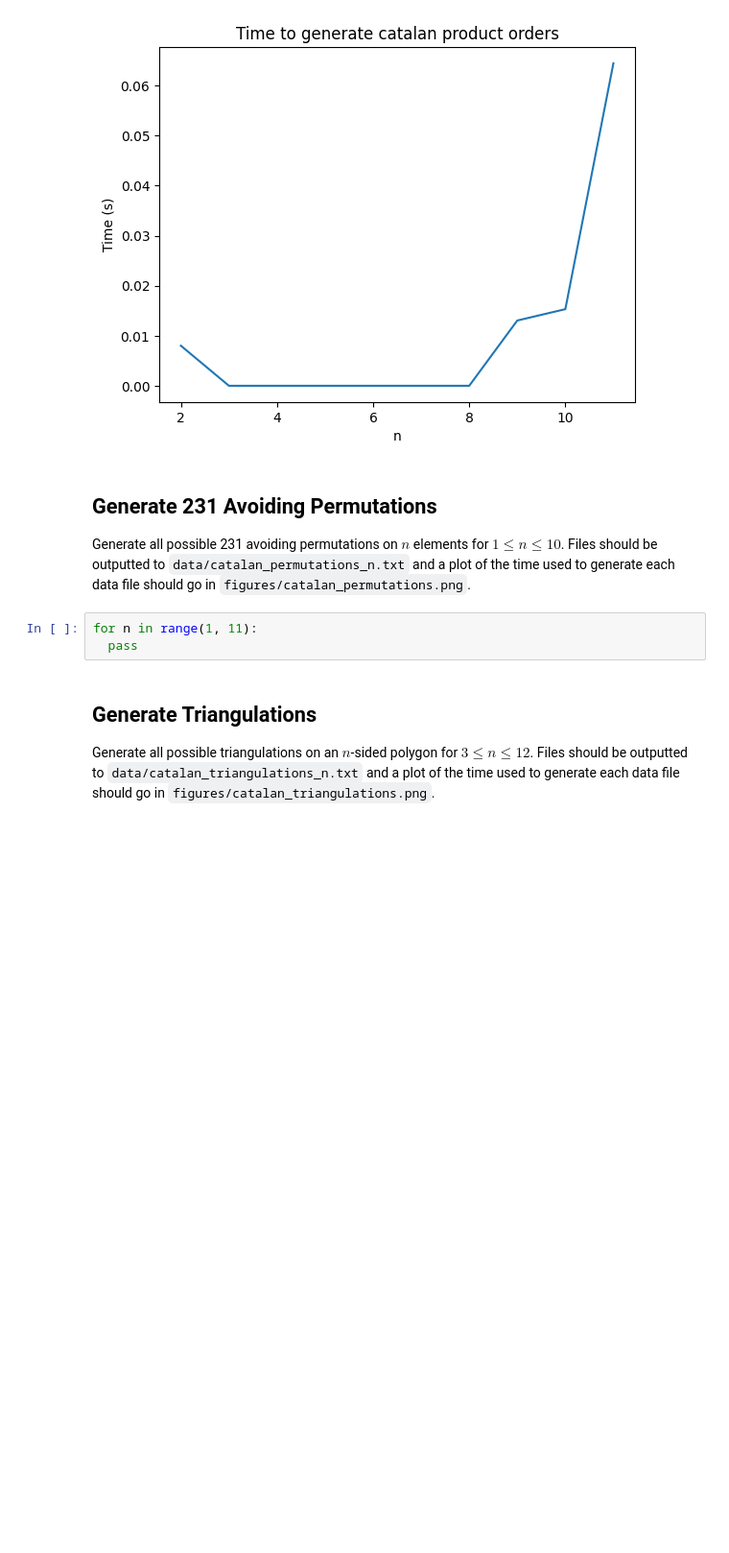
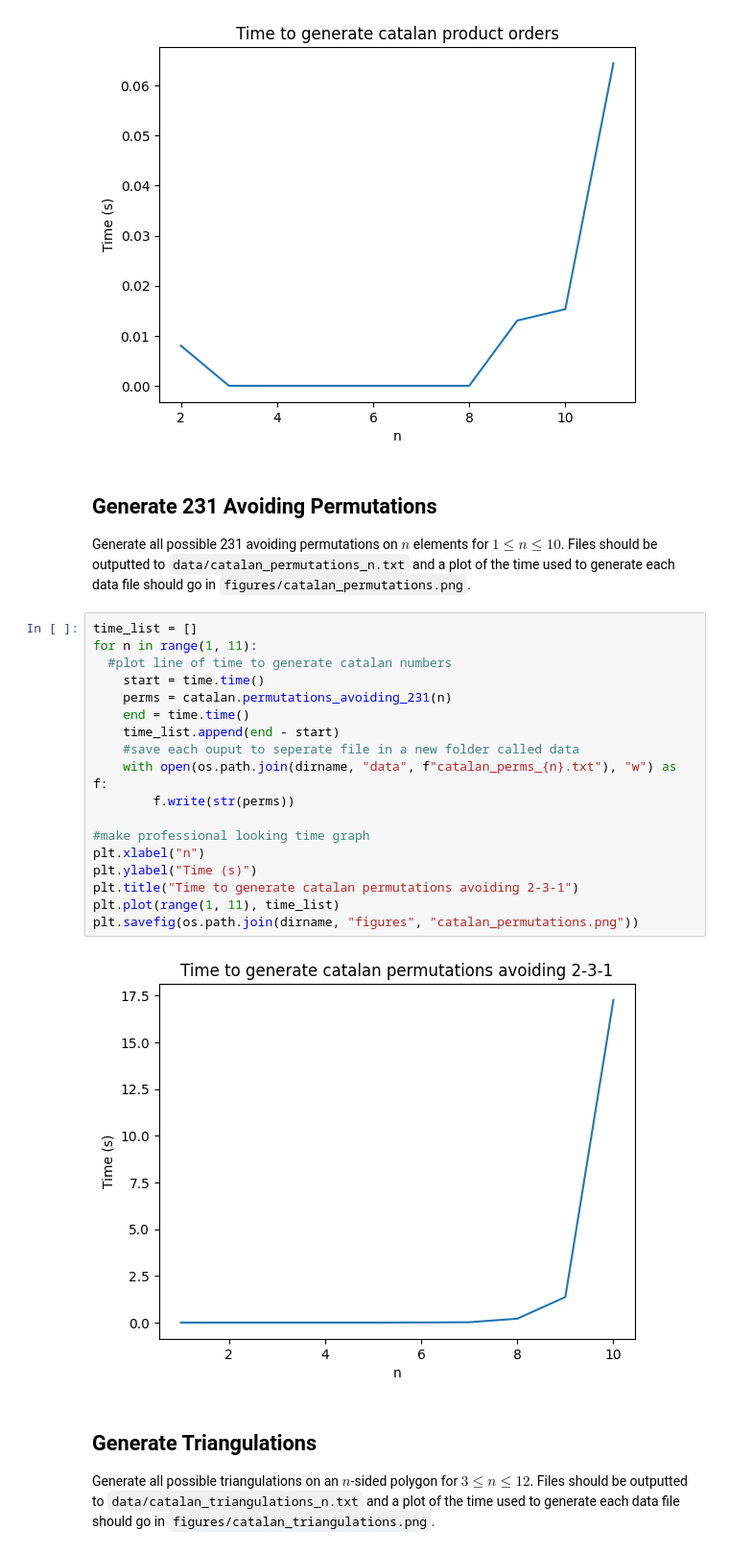
Before and after one commit to ManishSaiGatti/Math-480, a Jupyter notebook: 6_18_2024_catalan/main.ipynb, the cells around one changed output. Shown at 96% size. Saved outputs shown, nothing was run; the diff lists cells and outputs as text; blank space fills up the shorter version.

```diff
--- a/6_18_2024_catalan/main.ipynb
+++ b/6_18_2024_catalan/main.ipynb
@@ -61,9 +59,26 @@ plt.savefig(os.path.join(dirname, "figures", "catalan_product_orders.png"))
 ## Generate 231 Avoiding Permutations
 
 Generate all possible 231 avoiding permutations on $n$ elements for $1 \le n \le 10$. Files should be outputted to `data/catalan_permutations_n.txt` and a plot of the time used to generate each data file should go in `figures/catalan_permutations.png`.
-# %%
-for n in range(1, 11):
-  pass
+# %%
+time_list = []
+for n in range(1, 11):
+  #plot line of time to generate catalan numbers
+    start = time.time()
+    perms = catalan.permutations_avoiding_231(n)
+    end = time.time()
+    time_list.append(end - start)
+    #save each ouput to seperate file in a new folder called data
+    with open(os.path.join(dirname, "data", f"catalan_perms_{n}.txt"), "w") as f:
+        f.write(str(perms))
+
+#make professional looking time graph
+plt.xlabel("n")
+plt.ylabel("Time (s)")
+plt.title("Time to generate catalan permutations avoiding 2-3-1")
+plt.plot(range(1, 11), time_list)
+plt.savefig(os.path.join(dirname, "figures", "catalan_permutations.png"))
+# %% [output]
+[figure, added]
 # %% [markdown]
 ## Generate Triangulations
 
```
Also changed, not shown: parts of 1 cell of this notebook, 12 other files.
